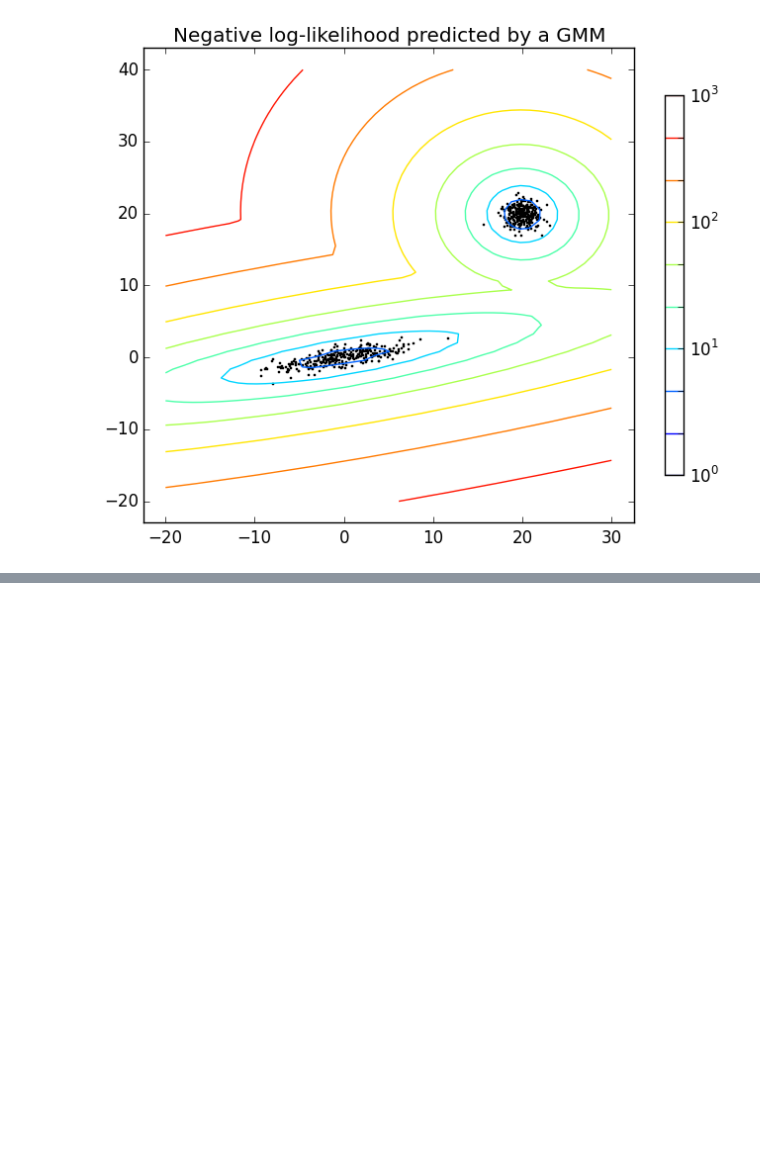
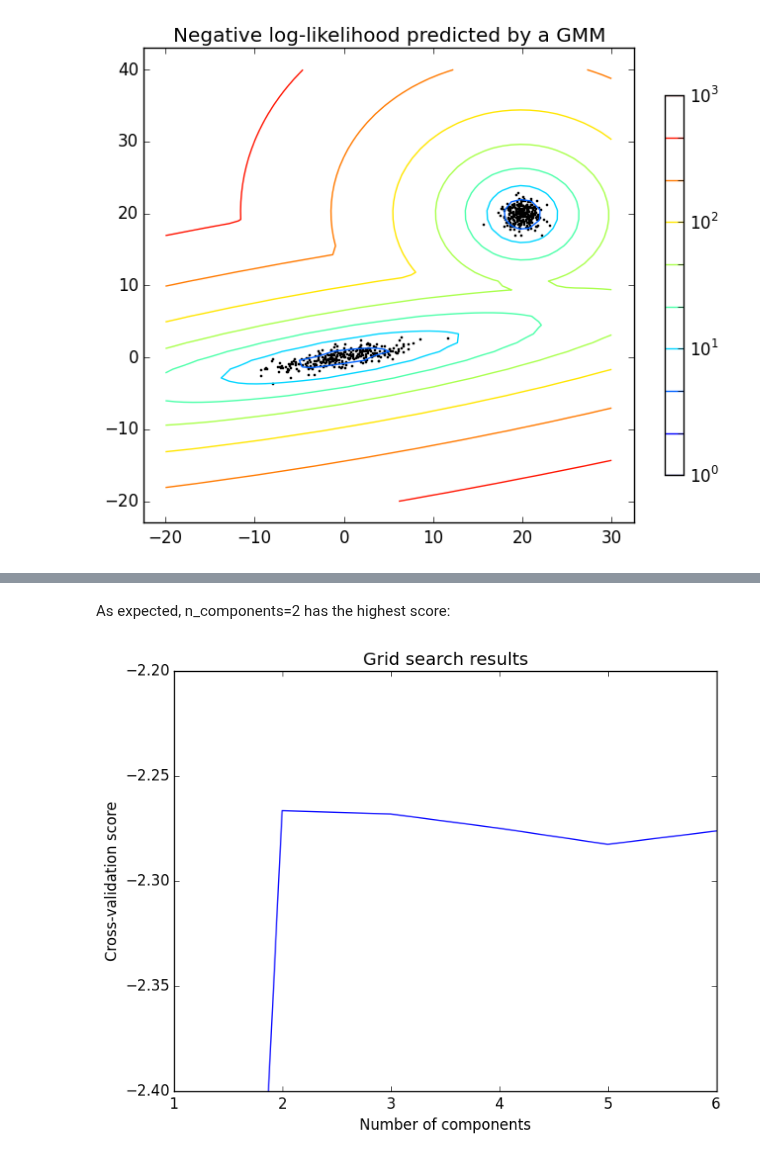
Before and after one commit to cstjean/ScikitLearn.jl, a Jupyter notebook: examples/Density_Estimation_Julia.ipynb, the cells around one changed output, grey strips where cells are left out. Drawn from its saved outputs; the diff is of its cells as text; code cells hidden in the pictures; blank space fills up the shorter version.

```diff
--- a/examples/Density_Estimation_Julia.ipynb
+++ b/examples/Density_Estimation_Julia.ipynb
@@ -164,0 +140,2 @@ axis("tight");
+# %%
+grid_search = fit!(GridSearchCV(GMM(n_components=3, kind=:full), Dict(:n_components=>[1,2,3,4,5,6])), X_train)
@@ -164,0 +314,12 @@ axis("tight");
+# %% [markdown]
+As expected, n_components=2 has the highest score:
+# %%
+n_comps, results = zip([(first(values(gs.parameters)), gs.mean_validation_score) for gs in grid_search.grid_scores_]...);
+
+plot(n_comps, results)
+xlabel("Number of components")
+ylabel("Cross-validation score")
+title("Grid search results")
+ylim([-2.4, -2.2]);
+# %% [output]
+[figure, added]
```
Also changed, not shown: parts of 16 cells of this notebook, 4 other files.
